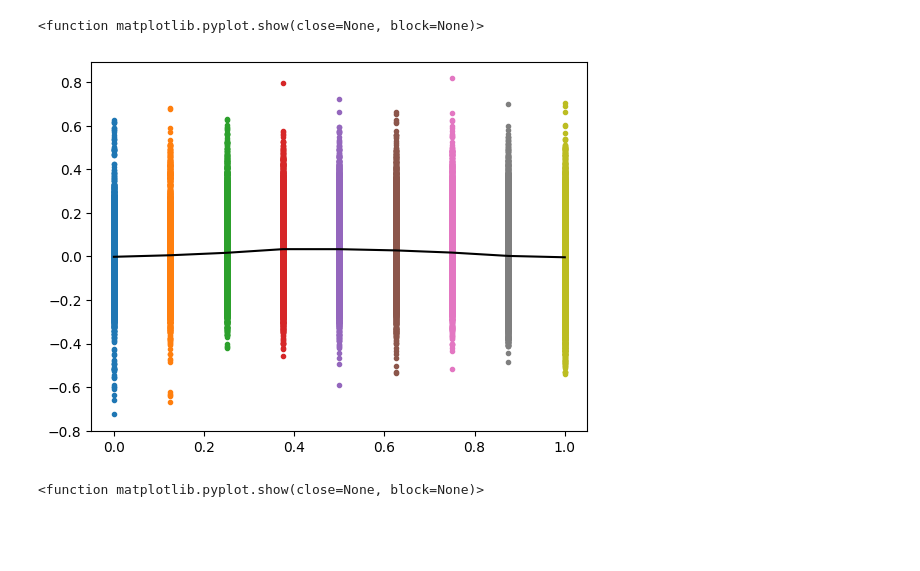
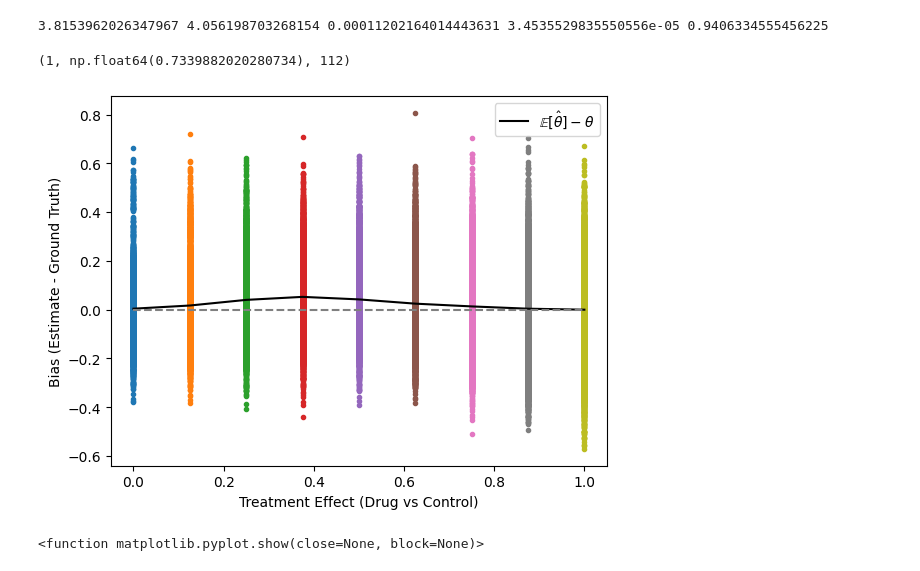
Before and after one commit to FerPerazzo/ITT21, a Jupyter notebook: Untitled.ipynb, the cells around one changed output. Cells and saved outputs as stored; diff of their text form; code cells hidden in the pictures; blank space fills up the shorter version.

```diff
--- a/Untitled.ipynb
+++ b/Untitled.ipynb
@@ -5,63 +5,79 @@ from scipy.stats import t
 # %%
 from scipy.stats import ttest_ind
 # %%
-def RunTrial(n1, n2, mu_A, mu_C, sigma, pval):
+def RunTrial(n1, n2, n3, mu_A, mu_C, sigma, pval):
 
     X_A1 = np.random.normal(loc=mu_A, scale=sigma, size=n1)
     X_C1 = np.random.normal(loc=mu_C, scale=sigma, size=n1)
     T = X_A1 - X_C1
-    Z = np.mean(T) / np.std(T, ddof=1) / np.sqrt(n1)
+    Z = np.mean(T) / (np.std(T, ddof=1) / np.sqrt(n1))
 
     t_stat, p_value = ttest_ind(X_A1, X_C1, equal_var=True, alternative='greater')
-    #print(Z, t_stat, t.sf(Z, df=n1-1), p_value )
+    #print(Z, t_stat, t.sf(Z, df=n1-1), p_value)
 
     #if t.sf(Z, df=n1-1) < pval:
     if p_value < pval:
-        return 1, np.mean(T), n1
+        return 1, np.mean(X_A1 - X_C1), n1
 
     X_A2 = np.random.normal(loc=mu_A, scale=sigma, size=n2)
     X_C2 = np.random.normal(loc=mu_C, scale=sigma, size=n2)
     X_A  = np.hstack((X_A1, X_A2))
     X_C  = np.hstack((X_C1, X_C2))
-    T = X_A - X_C
-    Z = np.mean(T) / np.std(T, ddof=1) / np.sqrt(n1+n2)
+    #T = X_A - X_C
+    #Z = np.mean(T) / np.std(T, ddof=1) / np.sqrt(n1+n2)
 
     #if t.sf(Z, df=n1+n2-1) < pval:
     t_stat, p_value = ttest_ind(X_A, X_C, equal_var=True, alternative='greater')
     if p_value < pval:
-        return 1, np.mean(T), n1+n2
+        return 1, np.mean(X_A - X_C), n1+n2
 
-    return 0, np.mean(T), n1+n2
+    X_A3 = np.random.normal(loc=mu_A, scale=sigma, size=n3)
+    X_C3 = np.random.normal(loc=mu_C, scale=sigma, size=n3)
+    X_A  = np.hstack((X_A1, X_A2, X_A3))
+    X_C  = np.hstack((X_C1, X_C2, X_C3))
+
+    t_stat, p_value = ttest_ind(X_A, X_C, equal_var=True, alternative='greater')
+    if p_value < pval:
+        return 1, np.mean(X_A - X_C), n1+n2+n3
+
+    return 0, np.mean(X_A - X_C), n1+n2+n3
 # %%
 n1    = 112
-n2    = 115
+n2    = 113
+n3    = 113
 mu_A  = 0.5
 mu_C  = 0
 sigma = np.sqrt(2)
 pval  = 0.011
 # %%
-RunTrial(n1, n2, mu_A, mu_C, sigma, pval)
+RunTrial(n1, n2, n3, mu_A, mu_C, sigma, pval)
+# %% [output]
+3.8153962026347967 4.056198703268154 0.00011202164014443631 3.4535529835550556e-05 0.9406334555456225
+(1, np.float64(0.7339882020280734), 112)
 # %%
 N      = 5000
 biases = np.zeros(9)
 mu_As  = np.linspace(0, 1, 9)
 
 for j in range(9):
     bias = []
     for i in range(N):
-        r, theta, n = RunTrial(n1, n2, mu_As[j], mu_C, sigma, pval)
+        r, theta, n = RunTrial(n1, n2, n3, mu_As[j], mu_C, sigma, pval)
         # Unconditional
         if True:
             bias.append(theta - mu_As[j])
 
     biases[j] = np.mean(bias)
     plt.plot([mu_As[j]] * len(bias), bias, '.')
 
-plt.plot(mu_As, biases, '-', c='k')
-plt.show
+plt.plot(mu_As, biases, '-', c='k', label=r'$\mathbb{E}[\hat\theta] - \theta$')
+plt.plot(mu_As, np.zeros(9), linestyle='--', color='grey')
+plt.xlabel('Treatment Effect (Drug vs Control)')
+plt.ylabel('Bias (Estimate - Ground Truth)')
+plt.legend()
+plt.show()
 # %% [output]
-<function matplotlib.pyplot.show(close=None, block=None)>
-[figure, old version]
+[figure, new version]
 # %%
 N      = 5000
 biases = np.zeros(9)
```
Also changed, not shown: parts of 3 cells of this notebook.
